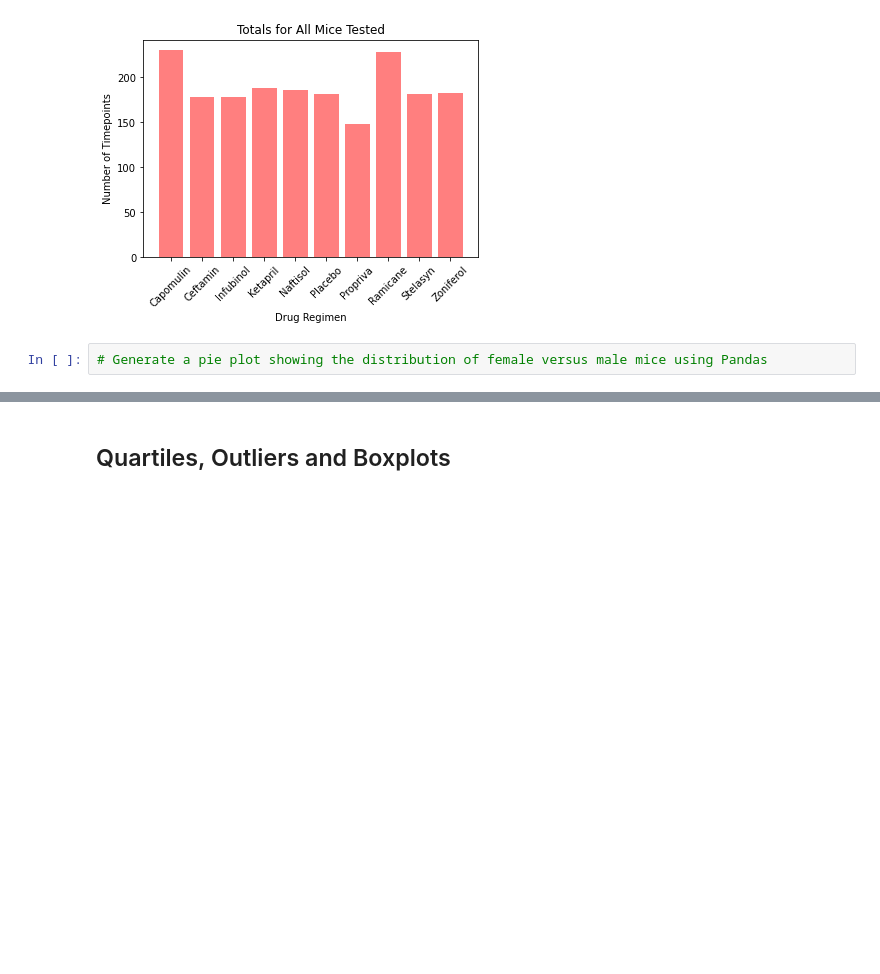
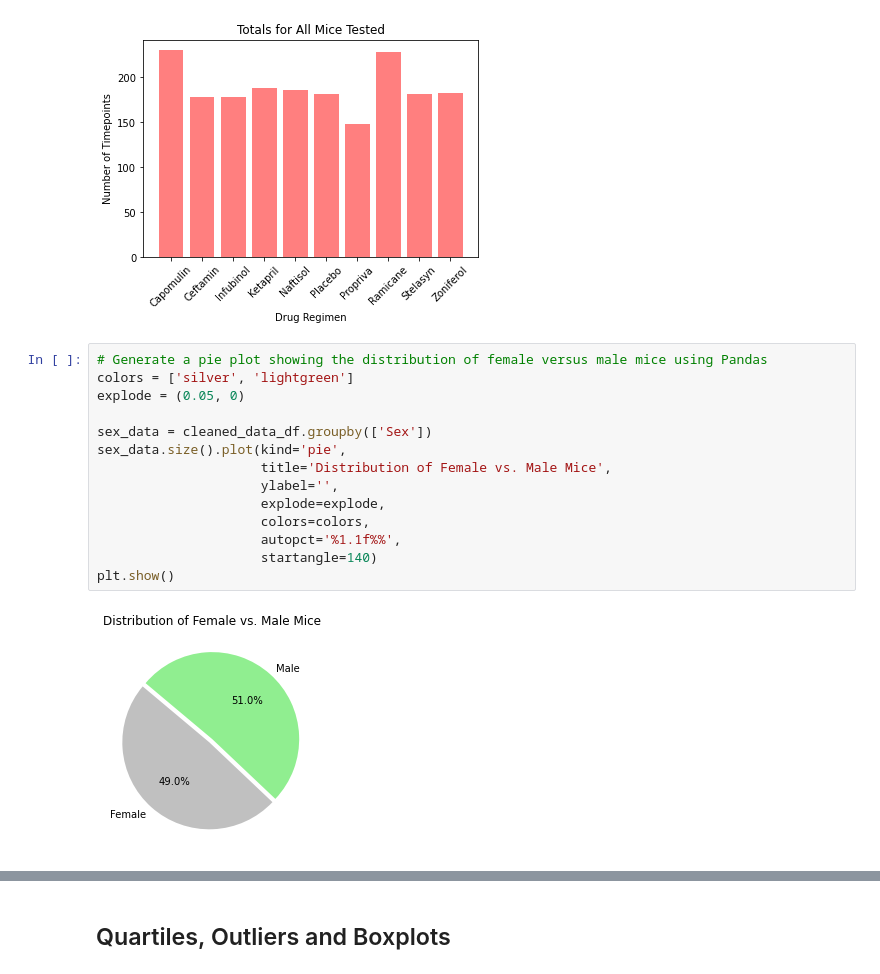
Before and after one commit to dkletter/matplotlib-challenge, a Jupyter notebook: pymaceuticals_starter.ipynb, the cells around one changed output, grey strips where cells are left out. Cells and saved outputs as stored; diff of their text form; blank space fills up the shorter version.

```diff
--- a/pymaceuticals_starter.ipynb
+++ b/pymaceuticals_starter.ipynb
@@ -168,5 +168,19 @@ plt.show()
 [figure]
 # %%
 # Generate a pie plot showing the distribution of female versus male mice using Pandas
+colors = ['silver', 'lightgreen']
+explode = (0.05, 0)
+
+sex_data = cleaned_data_df.groupby(['Sex'])
+sex_data.size().plot(kind='pie',
+                     title='Distribution of Female vs. Male Mice',
+                     ylabel='',
+                     explode=explode,
+                     colors=colors,
+                     autopct='%1.1f%%',
+                     startangle=140)
+plt.show()
+# %% [output]
+[figure, added]
 # %%
 # Generate a pie plot showing the distribution of female versus male mice using pyplot
```
Also changed, not shown: parts of 1 cell of this notebook.
